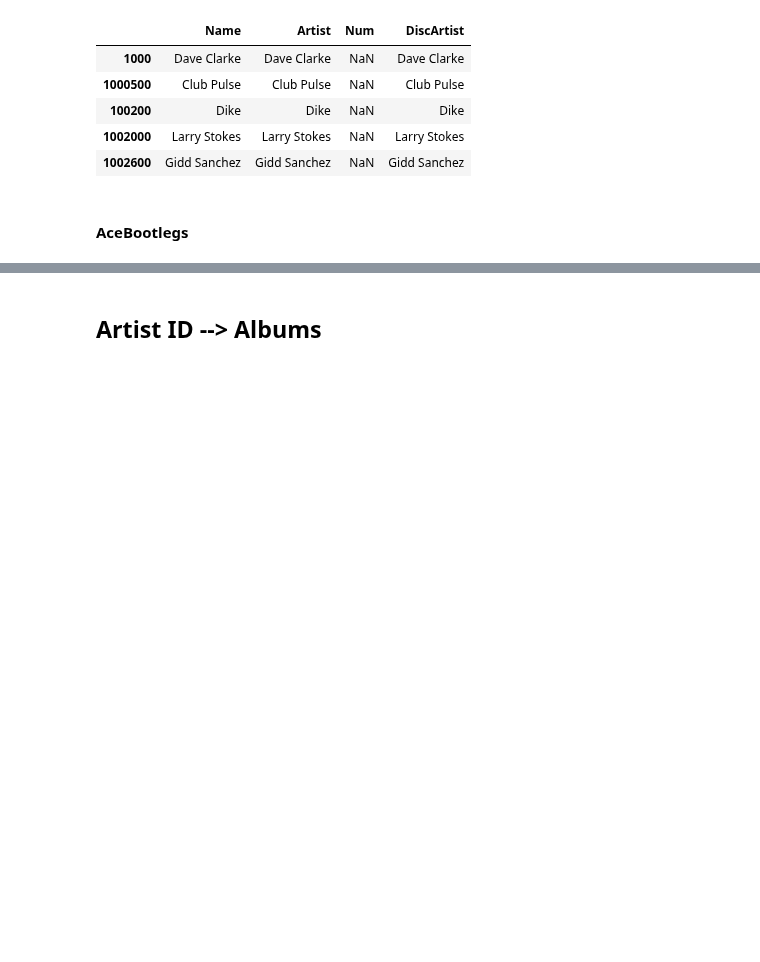
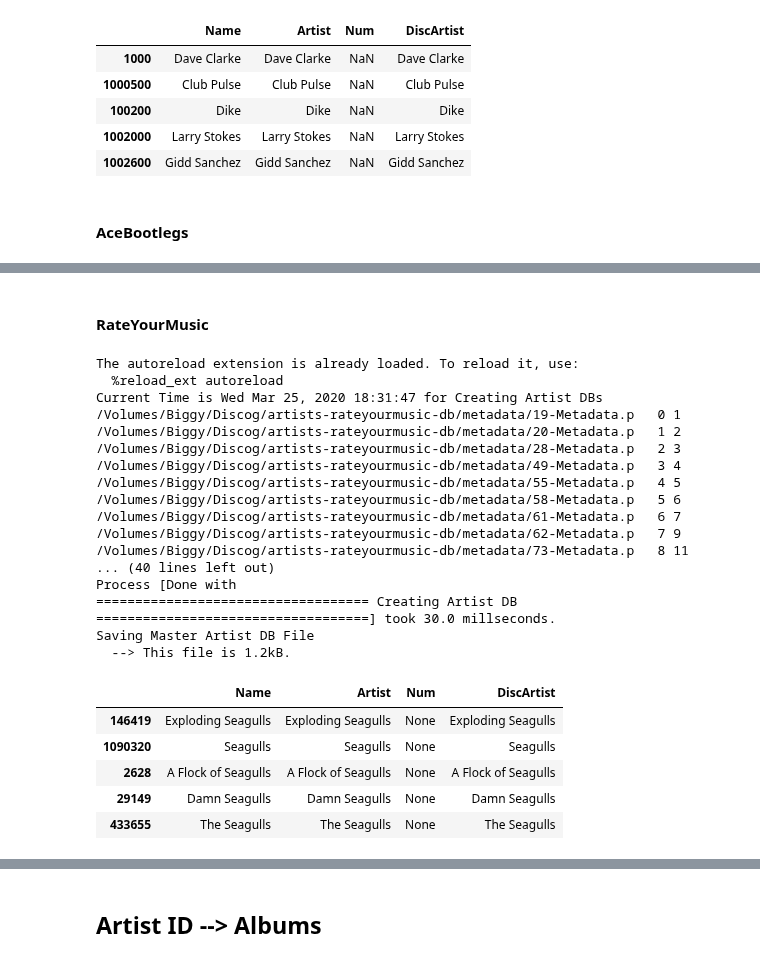
Before and after one commit to tgadf/discogs, a Jupyter notebook: Master DB.ipynb, the cells around one changed output, grey strips where cells are left out. Saved outputs shown, nothing was run; the diff lists cells and outputs as text; code cells hidden in the pictures; blank space fills up the shorter version.

Commit message:
Big save in artist files

```diff
--- a/Master DB.ipynb
+++ b/Master DB.ipynb
@@ -91,6 +101,14 @@ dutilsMB = musicbrainzUtils()
 discAB   = discogs('acebootlegs')
 artsAB   = artistsAB(discAB)
 dutilsAB = acebootlegsUtils()
+
+discRM   = discogs('rateyourmusic')
+artsRM   = artistsRM(discRM)
+dutilsRM = rateyourmusicUtils()
+
+discLM   = discogs('lastfm')
+artsLM   = artistsLM(discLM)
+dutilsLM = lastfmUtils()
 # %% [output]
 The autoreload extension is already loaded. To reload it, use:
   %reload_ext autoreload
@@ -270,3 +288,46 @@ Saving Master Artist DB File
 | 98803225010 | The Cars | The Cars | None | The Cars |
 | 363272091111 | Chuck Berry | Chuck Berry | None | Chuck Berry |
 | 872005022711 | Earth, Wind & Fire / Chicago | Earth, Wind & Fire / Chicago | None | Earth, Wind & Fire - Chicago |
+# %% [markdown]
+#### RateYourMusic
+# %%
+%load_ext autoreload
+%autoreload
+
+####################################################################################################
+## Create Artist ID Lookup
+####################################################################################################
+from lookup import createArtistIDMap
+createArtistIDMap(discRM)
+
+
+####################################################################################################
+## Create Artist ID Pandas DataFrame
+####################################################################################################
+from masterdb import getSlimArtistDB
+discSlimArtistRMDB = getSlimArtistDB(discRM, force=True)
+discSlimArtistRMDB.head()
+# %% [output]
+The autoreload extension is already loaded. To reload it, use:
+  %reload_ext autoreload
+Current Time is Wed Mar 25, 2020 18:31:47 for Creating Artist DBs
+/Volumes/Biggy/Discog/artists-rateyourmusic-db/metadata/19-Metadata.p   0 1
+/Volumes/Biggy/Discog/artists-rateyourmusic-db/metadata/20-Metadata.p   1 2
+/Volumes/Biggy/Discog/artists-rateyourmusic-db/metadata/28-Metadata.p   2 3
+/Volumes/Biggy/Discog/artists-rateyourmusic-db/metadata/49-Metadata.p   3 4
+/Volumes/Biggy/Discog/artists-rateyourmusic-db/metadata/55-Metadata.p   4 5
+/Volumes/Biggy/Discog/artists-rateyourmusic-db/metadata/58-Metadata.p   5 6
+/Volumes/Biggy/Discog/artists-rateyourmusic-db/metadata/61-Metadata.p   6 7
+/Volumes/Biggy/Discog/artists-rateyourmusic-db/metadata/62-Metadata.p   7 9
+/Volumes/Biggy/Discog/artists-rateyourmusic-db/metadata/73-Metadata.p   8 11
+... (40 lines left out)
+Process [Done with
+=================================== Creating Artist DB ===================================] took 30.0 millseconds.
+Saving Master Artist DB File
+  --> This file is 1.2kB.
+|  | Name | Artist | Num | DiscArtist |
+| 146419 | Exploding Seagulls | Exploding Seagulls | None | Exploding Seagulls |
+| 1090320 | Seagulls | Seagulls | None | Seagulls |
+| 2628 | A Flock of Seagulls | A Flock of Seagulls | None | A Flock of Seagulls |
+| 29149 | Damn Seagulls | Damn Seagulls | None | Damn Seagulls |
+| 433655 | The Seagulls | The Seagulls | None | The Seagulls |
```
Also changed, not shown: parts of 7 cells of this notebook, 9 other files.
